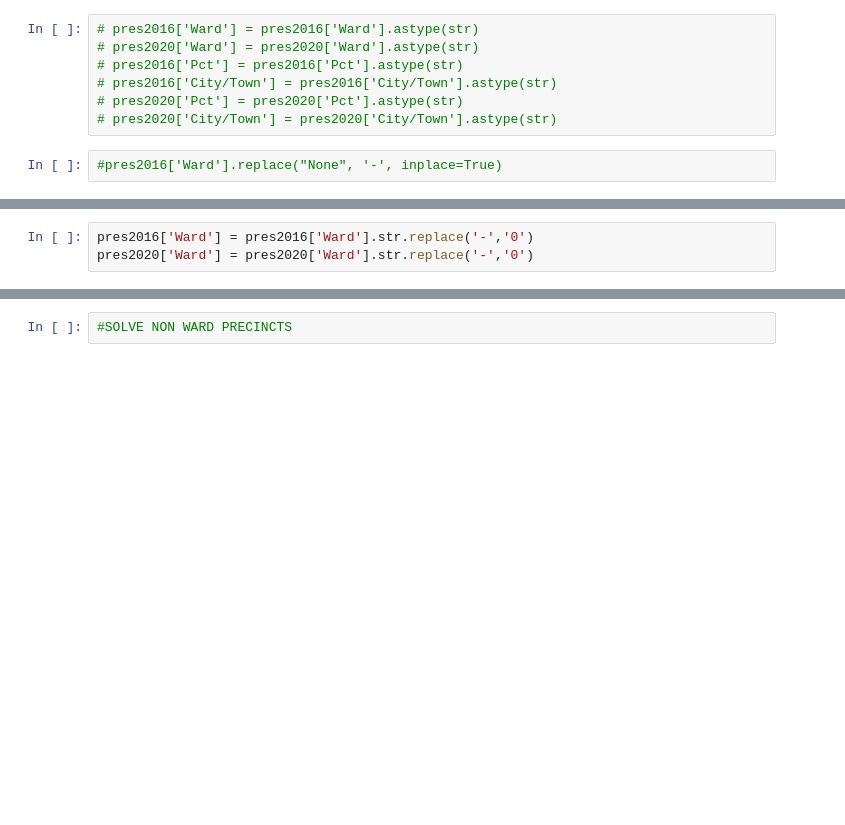
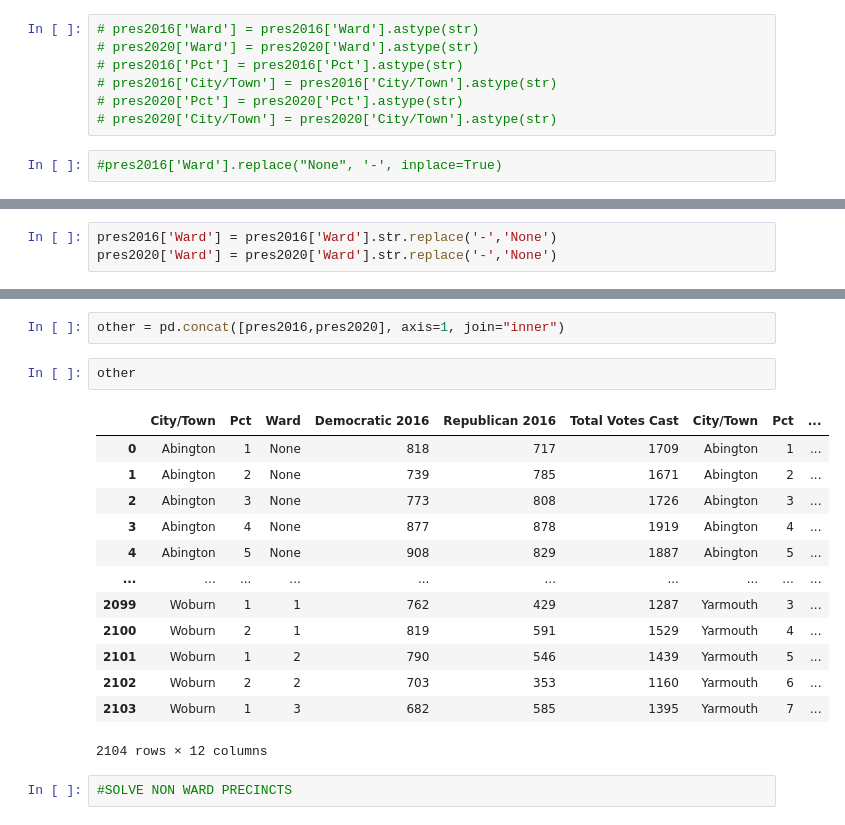
Before and after one commit to glotzky/LatinXBaystate, a Jupyter notebook: MergeTogether.ipynb, the cells around one changed output, grey strips where cells are left out. Drawn from its saved outputs; the diff is of its cells as text; blank space fills up the shorter version.

```diff
--- a/MergeTogether.ipynb
+++ b/MergeTogether.ipynb
@@ -317,4 +326,4 @@ Total Votes Cast    float64
 dtype: object
 # %%
-pres2016['Ward'] = pres2016['Ward'].str.replace('-','0')
-pres2020['Ward'] = pres2020['Ward'].str.replace('-','0')
+pres2016['Ward'] = pres2016['Ward'].str.replace('-','None')
+pres2020['Ward'] = pres2020['Ward'].str.replace('-','None')
@@ -368,4 +361,22 @@ mergedP
 975 rows × 9 columns
+# %%
+other = pd.concat([pres2016,pres2020], axis=1, join="inner")
+# %%
+other
+# %% [output]
+|  | City/Town | Pct | Ward | Democratic 2016 | Republican 2016 | Total Votes Cast | City/Town | Pct | ... |
+| 0 | Abington | 1 | None | 818 | 717 | 1709 | Abington | 1 | ... |
+| 1 | Abington | 2 | None | 739 | 785 | 1671 | Abington | 2 | ... |
+| 2 | Abington | 3 | None | 773 | 808 | 1726 | Abington | 3 | ... |
+| 3 | Abington | 4 | None | 877 | 878 | 1919 | Abington | 4 | ... |
+| 4 | Abington | 5 | None | 908 | 829 | 1887 | Abington | 5 | ... |
+| ... | ... | ... | ... | ... | ... | ... | ... | ... | ... |
+| 2099 | Woburn | 1 | 1 | 762 | 429 | 1287 | Yarmouth | 3 | ... |
+| 2100 | Woburn | 2 | 1 | 819 | 591 | 1529 | Yarmouth | 4 | ... |
+| 2101 | Woburn | 1 | 2 | 790 | 546 | 1439 | Yarmouth | 5 | ... |
+| 2102 | Woburn | 2 | 2 | 703 | 353 | 1160 | Yarmouth | 6 | ... |
+| 2103 | Woburn | 1 | 3 | 682 | 585 | 1395 | Yarmouth | 7 | ... |
+2104 rows × 12 columns
 # %%
 #SOLVE NON WARD PRECINCTS
 # %%
```
Also changed, not shown: parts of 21 cells of this notebook.
